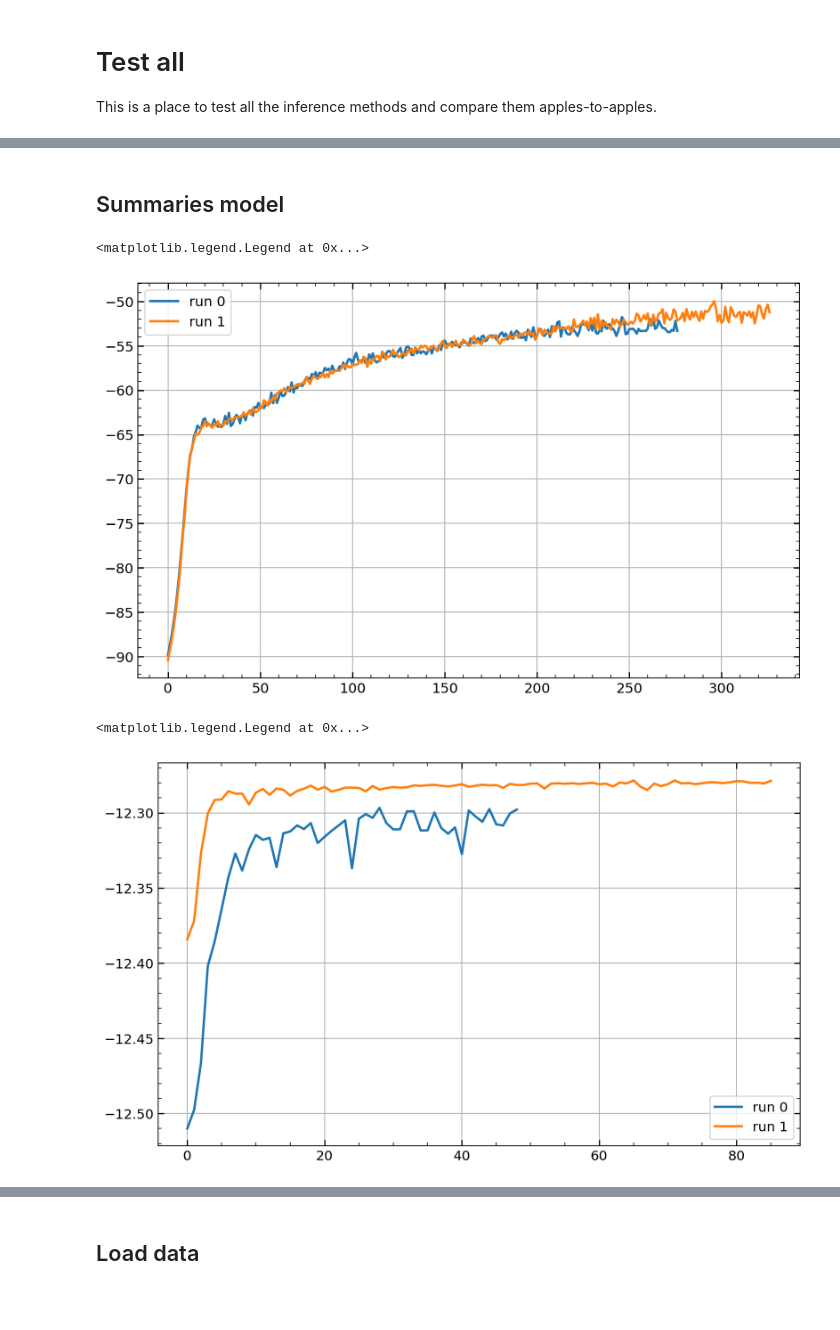
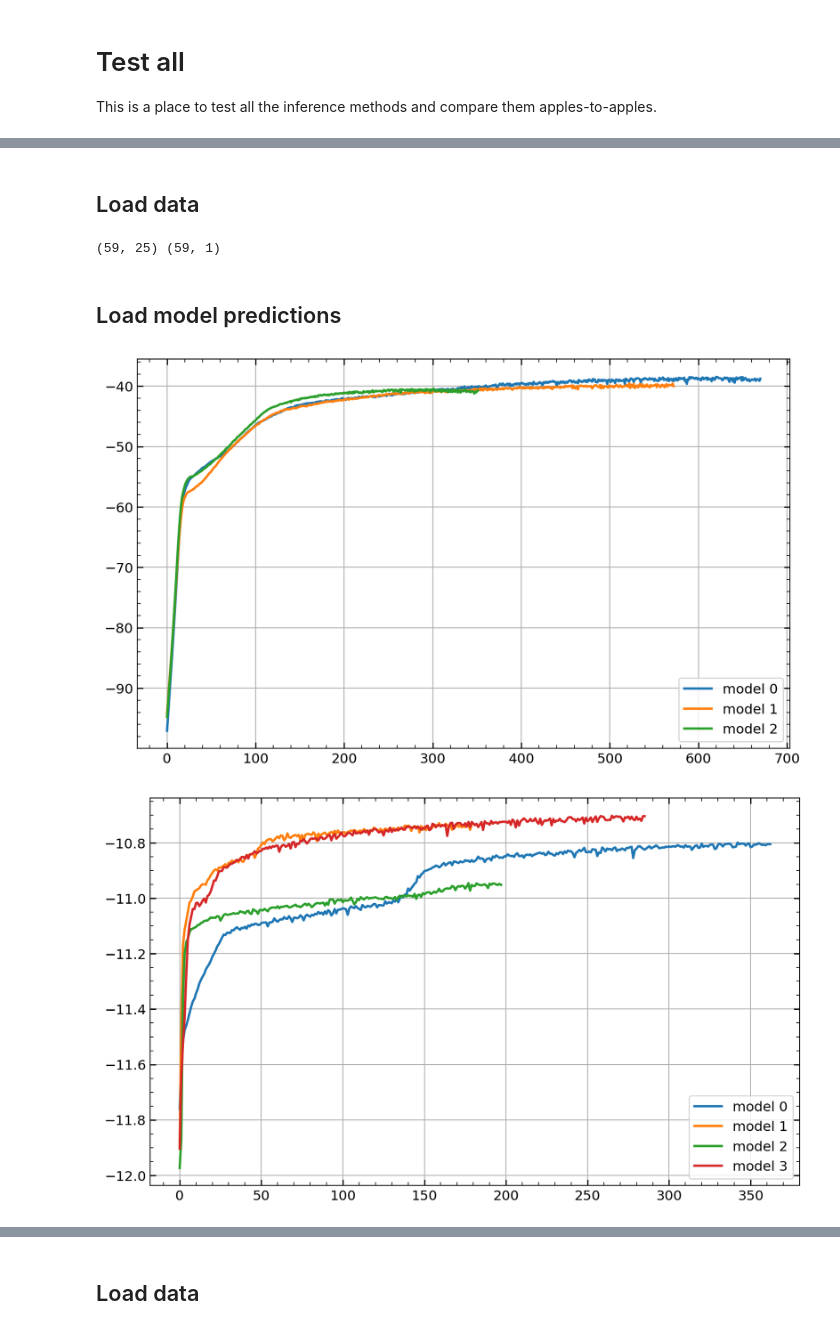
Before and after one commit to maho3/cl-ml-euclid, a Jupyter notebook: test_all.ipynb, the cells around one changed output, grey strips where cells are left out. Drawn from its saved outputs; the diff is of its cells as text; code cells hidden in the pictures; blank space fills up the shorter version.

Commit message:
making euclid summ/gals tests work with new ili interface

```diff
--- a/test_all.ipynb
+++ b/test_all.ipynb
@@ -43,29 +45,50 @@ from ili.utils import IndependentTruncatedNormal
 
 from tools.plot_tools import binned_plot
+# %% [markdown]
+## Load data
+# %%
+test = './configs/dat/summ_test.yaml'
+test_loader = StaticNumpyLoader.from_config(test)
+x = test_loader.get_all_data()
+theta = test_loader.get_all_parameters()
+Ngal = x[:,-1]
+
+print(x.shape, theta.shape)
+
+
+# prior = Uniform(low=[13.9], high=[14.85])
+prior = IndependentNormal(loc=[13.94], scale=[0.373])
+# proposal = IndependentTruncatedNormal(
+#     low=[13.93], high=[14.8], loc=[13.6993], scale=[0.3166])
+# %% [output]
+(59, 25) (59, 1)
 # %% [markdown]
-## Summaries model
+## Load model predictions
+# %%
+samples = {}
 # %%
 modeldir = './saved_models/summ_nle/'
-summary = json.load(open(join(modeldir, 'summ_nle_summary.json'), 'r'))
+summary = json.load(open(join(modeldir, 'summary.json'), 'r'))
 
 for i, x in enumerate(summary):
-    plt.plot(x['validation_log_probs'], label=f'run {i}')
+    plt.plot(x['validation_log_probs'], label=f'model {i}')
+plt.legend()
 
-plt.legend()
+samples['summ'] = np.load(join(modeldir, 'posterior_samples.npy'))
 # %% [output]
-<matplotlib.legend.Legend at 0x...>
-[figure, old version]
+[figure, new version]
 # %%
 modeldir = './saved_models/gals_nle/'
-summary = json.load(open(join(modeldir, 'gals_nle_summary.json'), 'r'))
+summary = json.load(open(join(modeldir, 'summary.json'), 'r'))
 
 for i, x in enumerate(summary):
-    plt.plot(x['validation_log_probs'], label=f'run {i}')
+    plt.plot(x['validation_log_probs'], label=f'model {i}')
 
-plt.legend()
+plt.legend();
+
+samples['gals'] = np.load(join(modeldir, 'posterior_samples.npy'))
 # %% [output]
-<matplotlib.legend.Legend at 0x...>
-[figure, old version]
+[figure, new version]
 # %%
 modeldir = './saved_models/gnn_npe/'
 summary = json.load(open(join(modeldir, 'summary.json'), 'r'))
```
Also changed, not shown: parts of 9 cells of this notebook, 12 other files.
